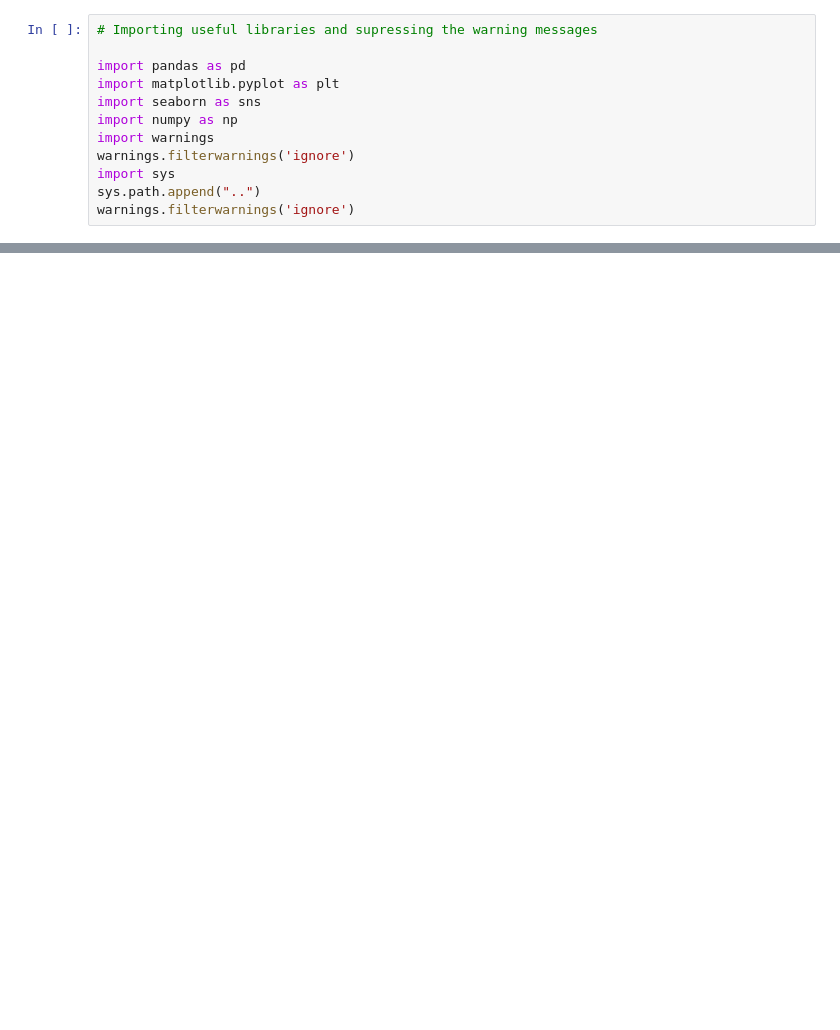
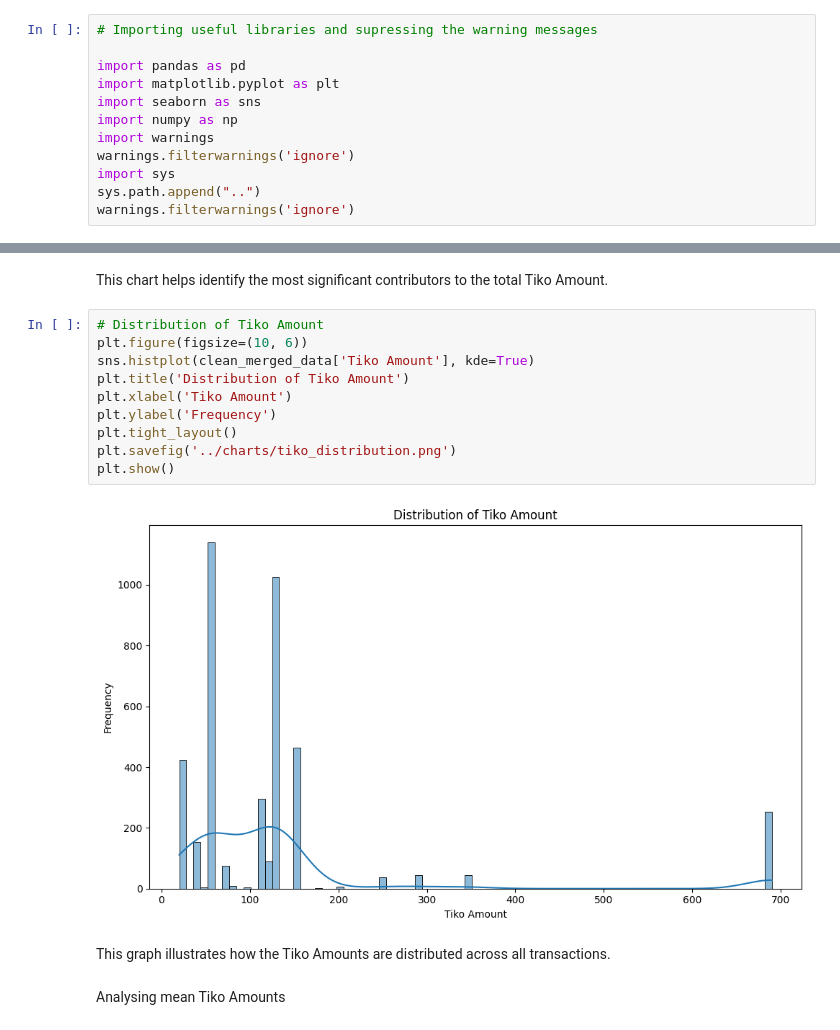
Before and after one commit to Tilda98/Risk_Analyst_Practical, a Jupyter notebook: notebooks/data_visualization.ipynb, the cells around one changed output, grey strips where cells are left out. Cells and saved outputs as stored; diff of their text form; blank space fills up the shorter version.

```diff
--- a/notebooks/data_visualization.ipynb
+++ b/notebooks/data_visualization.ipynb
@@ -177,0 +176,18 @@ axes[2][1].tick_params(labelrotation=90);
+# %% [markdown]
+This chart helps identify the most significant contributors to the total Tiko Amount.
+# %%
+# Distribution of Tiko Amount
+plt.figure(figsize=(10, 6))
+sns.histplot(clean_merged_data['Tiko Amount'], kde=True)
+plt.title('Distribution of Tiko Amount')
+plt.xlabel('Tiko Amount')
+plt.ylabel('Frequency')
+plt.tight_layout()
+plt.savefig('../charts/tiko_distribution.png')
+plt.show()
+# %% [output]
+[figure, added]
+# %% [markdown]
+This graph illustrates how the Tiko Amounts are distributed across all transactions.
+# %% [markdown]
+Analysing mean Tiko Amounts
```
Also changed, not shown: parts of 36 cells of this notebook, 8 other files.
